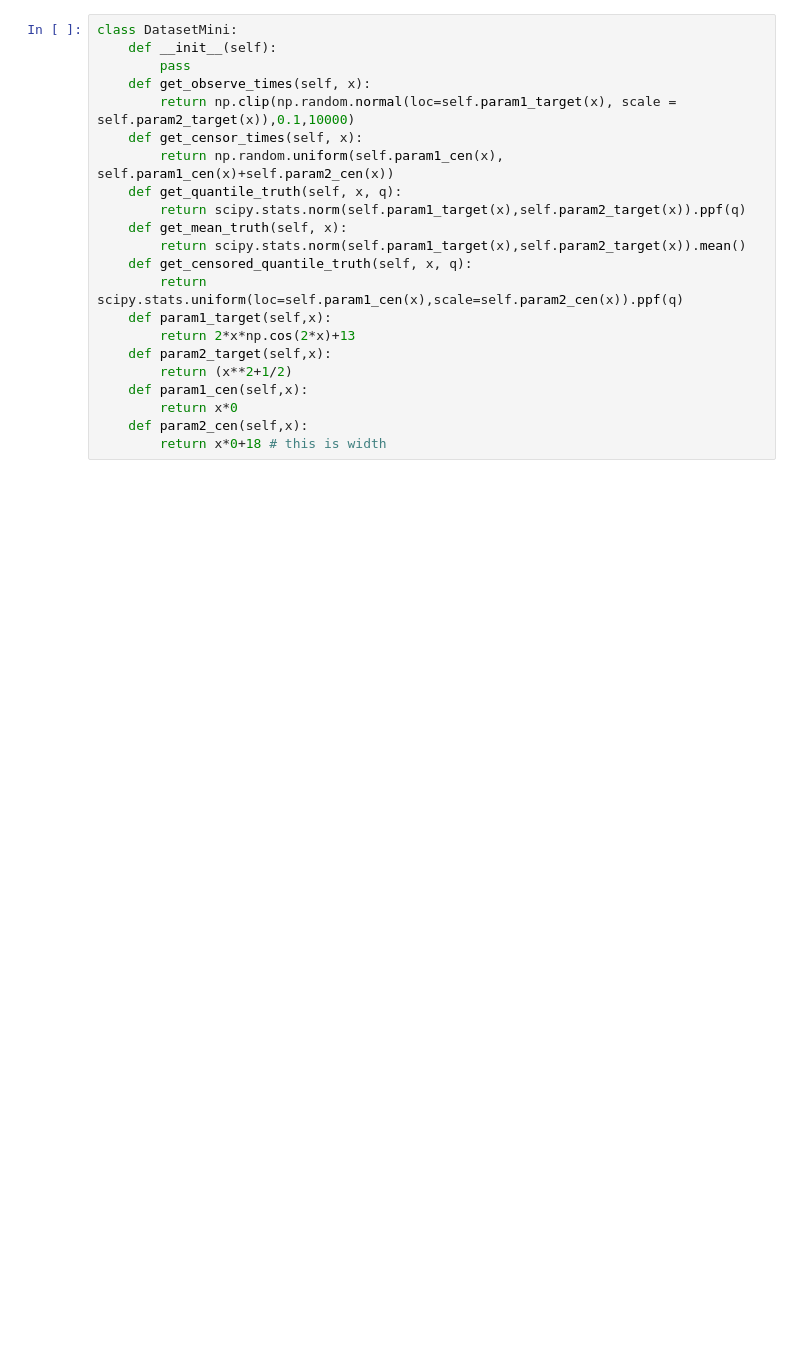
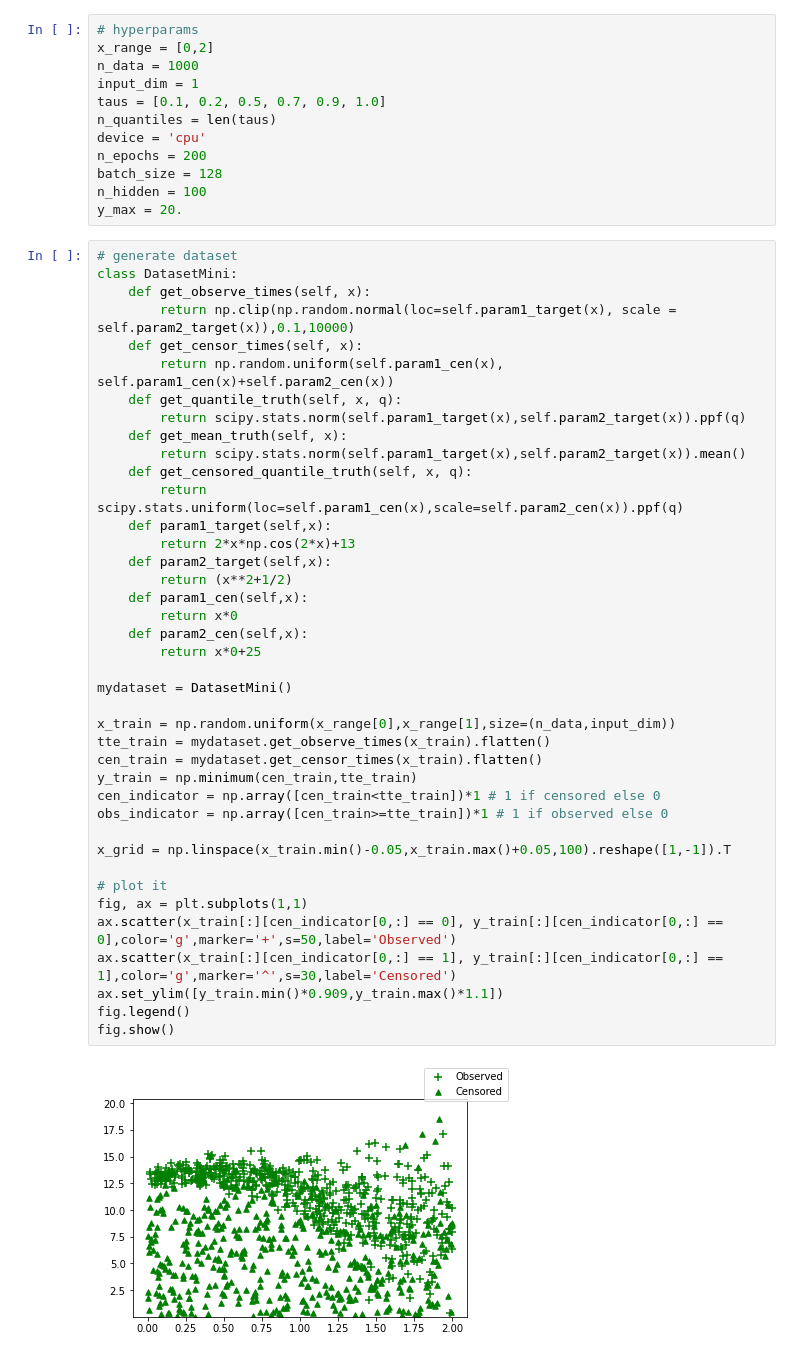
Before and after one commit to TeaPearce/Censored_Quantile_Regression_NN, a Jupyter notebook: mini_cqrnn.ipynb, the cells around one changed output. Saved outputs shown, nothing was run; the diff lists cells and outputs as text; blank space fills up the shorter version.

```diff
--- a/mini_cqrnn.ipynb
+++ b/mini_cqrnn.ipynb
@@ -7,22 +8,54 @@ Error:
+# %%
+# hyperparams
+x_range = [0,2]
+n_data = 1000
+input_dim = 1
+taus = [0.1, 0.2, 0.5, 0.7, 0.9, 1.0]
+n_quantiles = len(taus)
+device = 'cpu'
+n_epochs = 200
+batch_size = 128
+n_hidden = 100
+y_max = 20.
 # %%
+# generate dataset
 class DatasetMini:
-	def __init__(self):
-        pass
 	def get_observe_times(self, x):
 		return np.clip(np.random.normal(loc=self.param1_target(x), scale = self.param2_target(x)),0.1,10000)
 	def get_censor_times(self, x):
 		return np.random.uniform(self.param1_cen(x), self.param1_cen(x)+self.param2_cen(x))
 	def get_quantile_truth(self, x, q):
 		return scipy.stats.norm(self.param1_target(x),self.param2_target(x)).ppf(q)
 	def get_mean_truth(self, x):
 		return scipy.stats.norm(self.param1_target(x),self.param2_target(x)).mean()
 	def get_censored_quantile_truth(self, x, q):
 		return scipy.stats.uniform(loc=self.param1_cen(x),scale=self.param2_cen(x)).ppf(q)
 	def param1_target(self,x):
 		return 2*x*np.cos(2*x)+13
 	def param2_target(self,x):
 		return (x**2+1/2)
 	def param1_cen(self,x):
 		return x*0
 	def param2_cen(self,x):
-		return x*0+18 # this is width
+		return x*0+25
+
+mydataset = DatasetMini()
+
+x_train = np.random.uniform(x_range[0],x_range[1],size=(n_data,input_dim))
+tte_train = mydataset.get_observe_times(x_train).flatten()
+cen_train = mydataset.get_censor_times(x_train).flatten()
+y_train = np.minimum(cen_train,tte_train)
+cen_indicator = np.array([cen_train<tte_train])*1 # 1 if censored else 0
+obs_indicator = np.array([cen_train>=tte_train])*1 # 1 if observed else 0
+
+x_grid = np.linspace(x_train.min()-0.05,x_train.max()+0.05,100).reshape([1,-1]).T
+
+# plot it
+fig, ax = plt.subplots(1,1)
+ax.scatter(x_train[:][cen_indicator[0,:] == 0], y_train[:][cen_indicator[0,:] == 0],color='g',marker='+',s=50,label='Observed')
+ax.scatter(x_train[:][cen_indicator[0,:] == 1], y_train[:][cen_indicator[0,:] == 1],color='g',marker='^',s=30,label='Censored')
+ax.set_ylim([y_train.min()*0.909,y_train.max()*1.1])
+fig.legend()
+fig.show()
+# %% [output]
+[figure, added]
```
Also changed, not shown: parts of 9 cells of this notebook.
